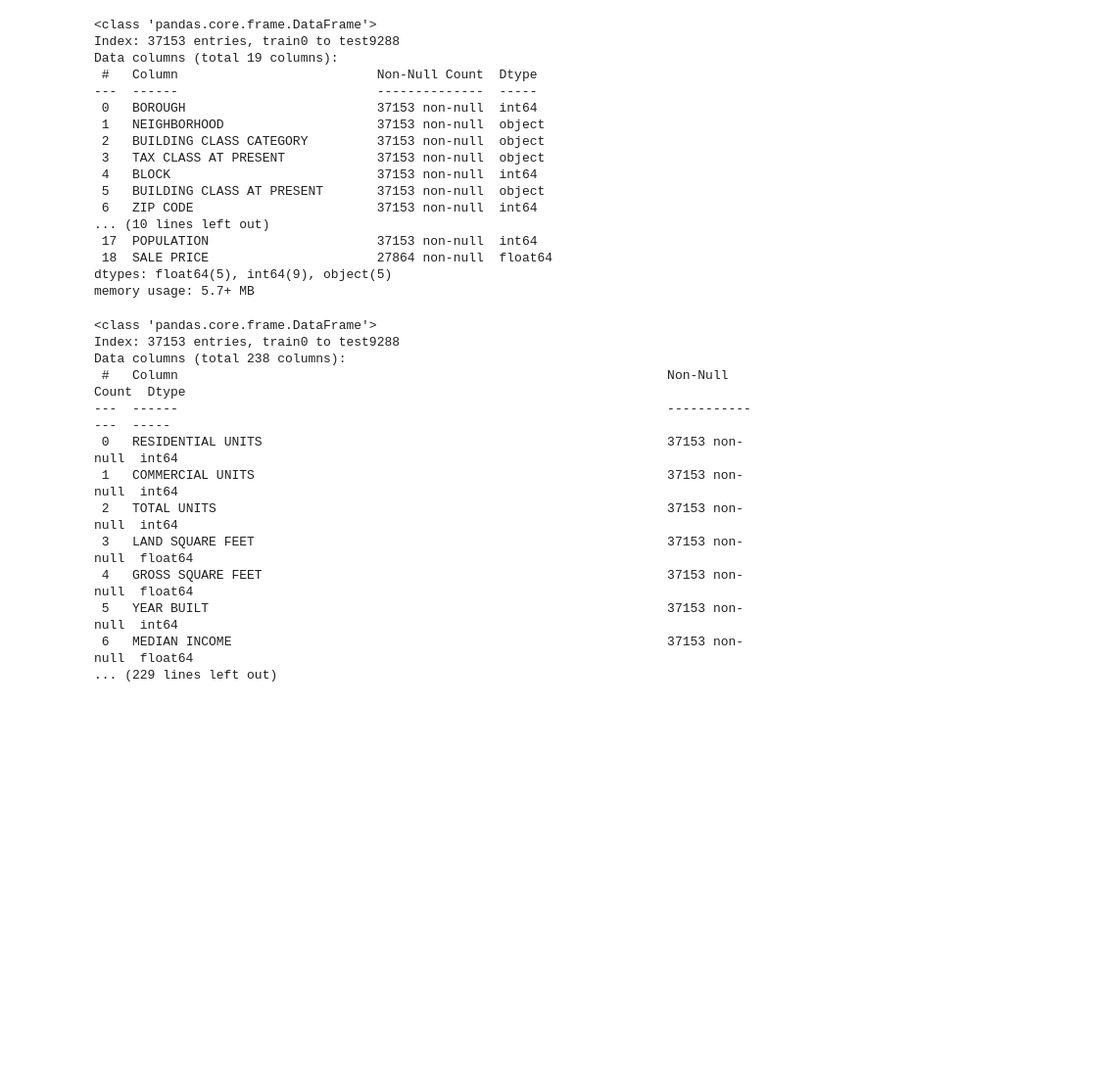
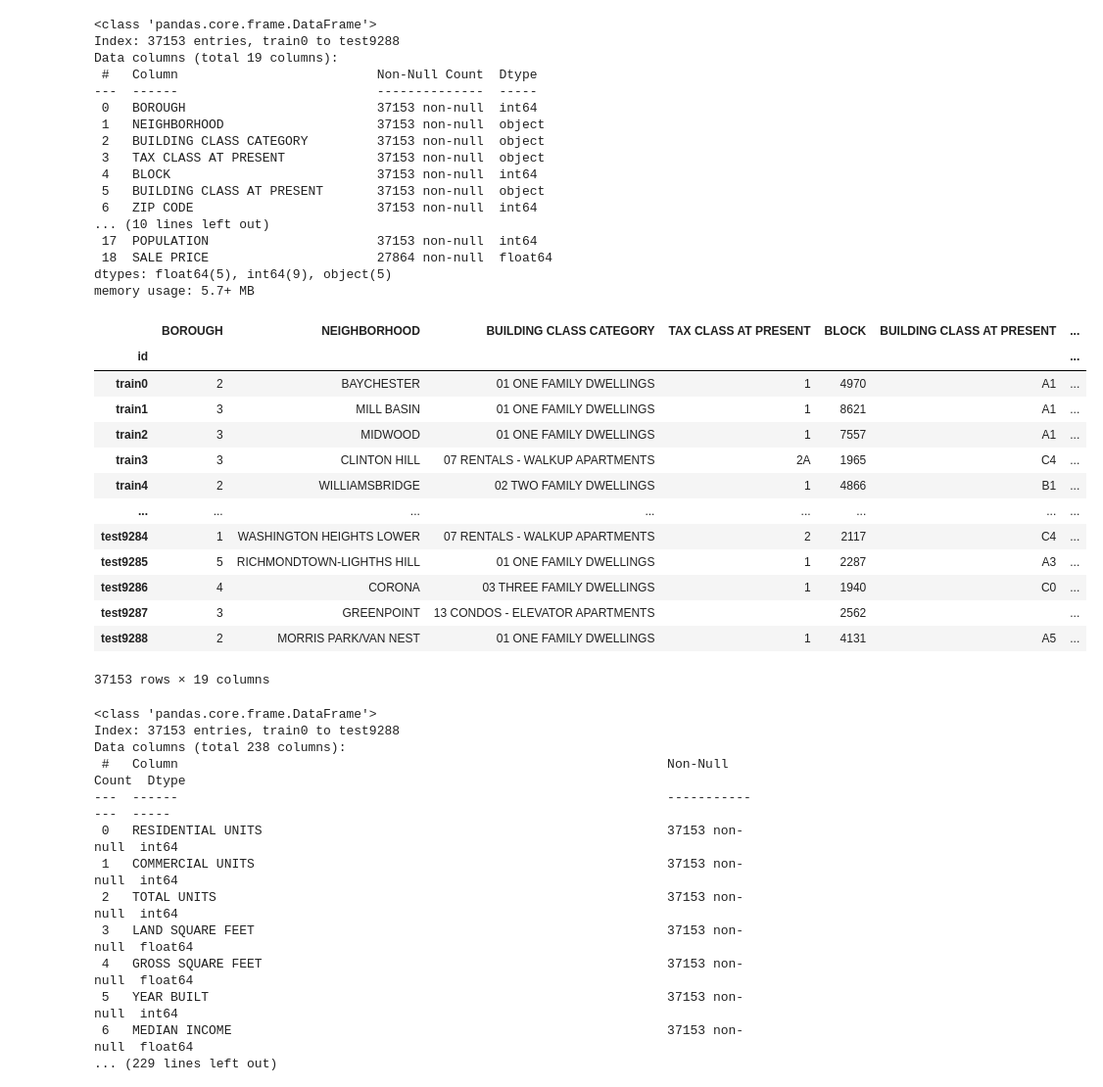
Before and after one commit to evilpegasus/Real-Estate-Price-Prediction, a Jupyter notebook: regression.ipynb, the cells around one changed output. Shown at 98% size. Drawn from its saved outputs; the diff is of its cells as text; code cells hidden in the pictures; blank space fills up the shorter version.

```diff
--- a/regression.ipynb
+++ b/regression.ipynb
@@ -82,3 +78,14 @@ Data columns (total 19 columns):
  18  SALE PRICE                      27864 non-null  float64
 dtypes: float64(5), int64(9), object(5)
 memory usage: 5.7+ MB
+# %%
+# convert some numeric categoricals to categorical
+
+df['TAX CLASS AT TIME OF SALE'] = df['TAX CLASS AT TIME OF SALE'].astype('category')
+df['TAX CLASS AT PRESENT'] = df['TAX CLASS AT PRESENT'].astype('category')
+df['LAND SQUARE FEET'] = pd.to_numeric(df['LAND SQUARE FEET'])
+df['GROSS SQUARE FEET']= pd.to_numeric(df['GROSS SQUARE FEET'])
+df['SALE PRICE'] = pd.to_numeric(df['SALE PRICE'])
+df['BOROUGH'] = df['BOROUGH'].astype('category')
+df['ZIP CODE'] = df['ZIP CODE'].astype('category')
+df['BLOCK'] = df['BLOCK'].astype('category')
@@ -85,3 +107,20 @@ memory usage: 5.7+ MB
+# %%
+df
+# %% [output]
+|  | BOROUGH | NEIGHBORHOOD | BUILDING CLASS CATEGORY | TAX CLASS AT PRESENT | BLOCK | BUILDING CLASS AT PRESENT | ... |
+| id |  |  |  |  |  |  | ... |
+| train0 | 2 | BAYCHESTER | 01 ONE FAMILY DWELLINGS | 1 | 4970 | A1 | ... |
+| train1 | 3 | MILL BASIN | 01 ONE FAMILY DWELLINGS | 1 | 8621 | A1 | ... |
+| train2 | 3 | MIDWOOD | 01 ONE FAMILY DWELLINGS | 1 | 7557 | A1 | ... |
+| train3 | 3 | CLINTON HILL | 07 RENTALS - WALKUP APARTMENTS | 2A | 1965 | C4 | ... |
+| train4 | 2 | WILLIAMSBRIDGE | 02 TWO FAMILY DWELLINGS | 1 | 4866 | B1 | ... |
+| ... | ... | ... | ... | ... | ... | ... | ... |
+| test9284 | 1 | WASHINGTON HEIGHTS LOWER | 07 RENTALS - WALKUP APARTMENTS | 2 | 2117 | C4 | ... |
+| test9285 | 5 | RICHMONDTOWN-LIGHTHS HILL | 01 ONE FAMILY DWELLINGS | 1 | 2287 | A3 | ... |
+| test9286 | 4 | CORONA | 03 THREE FAMILY DWELLINGS | 1 | 1940 | C0 | ... |
+| test9287 | 3 | GREENPOINT | 13 CONDOS - ELEVATOR APARTMENTS |  | 2562 |  | ... |
+| test9288 | 2 | MORRIS PARK/VAN NEST | 01 ONE FAMILY DWELLINGS | 1 | 4131 | A5 | ... |
+37153 rows × 19 columns
 # %%
 categorical_features = ["BOROUGH", "BUILDING CLASS CATEGORY", "TAX CLASS AT TIME OF SALE", "ZIP CODE"]
 
```
Also changed, not shown: parts of 6 cells of this notebook.
